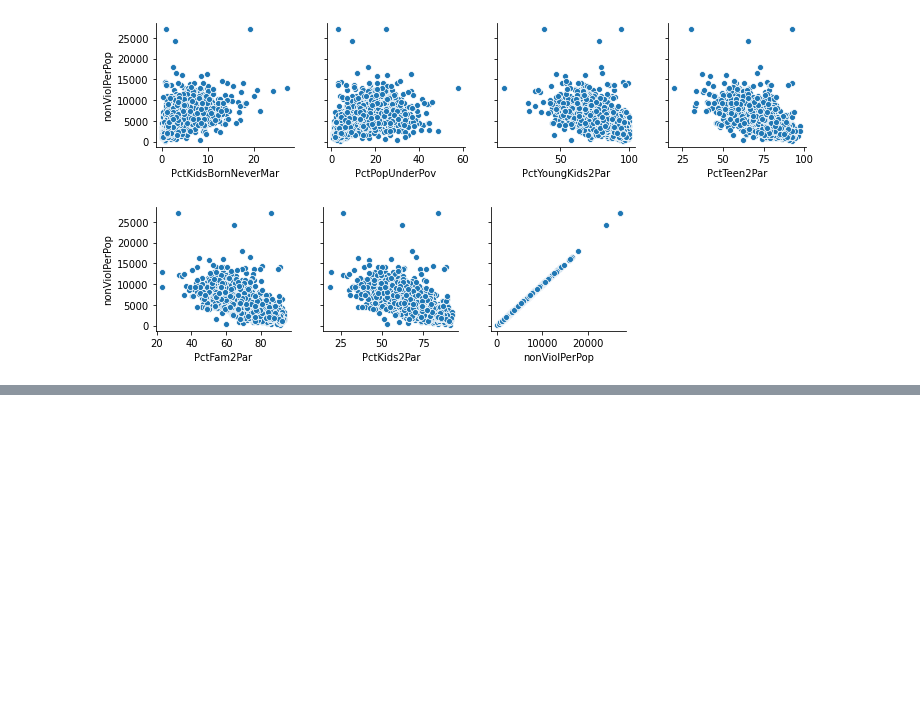
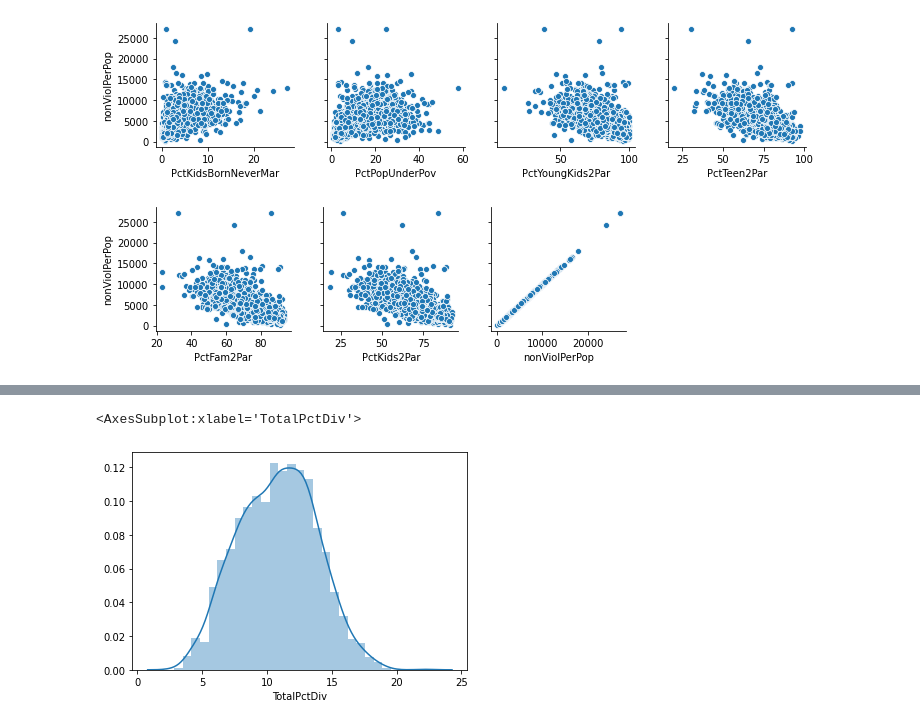
Before and after one commit to Kasheme/Data-Science, a Jupyter notebook: US-Crime-Communities/US Crime Notebook EDA.ipynb, the cells around one changed output, grey strips where cells are left out. Drawn from its saved outputs; the diff is of its cells as text; code cells hidden in the pictures; blank space fills up the shorter version.

```diff
--- a/US-Crime-Communities/US Crime Notebook EDA.ipynb
+++ b/US-Crime-Communities/US Crime Notebook EDA.ipynb
@@ -381,0 +432,7 @@ for i in range(0, len(top_features_nonviol_cols[:12]), 4):
+# %%
+# Inspect distribution
+sns.distplot(data["TotalPctDiv"])
+# Data in this column follows a normal distribution and the min and max zscore values do not warrant action on any outliers.
+# %% [output]
+<AxesSubplot:xlabel='TotalPctDiv'>
+[figure, added]
```
Also changed, not shown: parts of 33 cells of this notebook.
